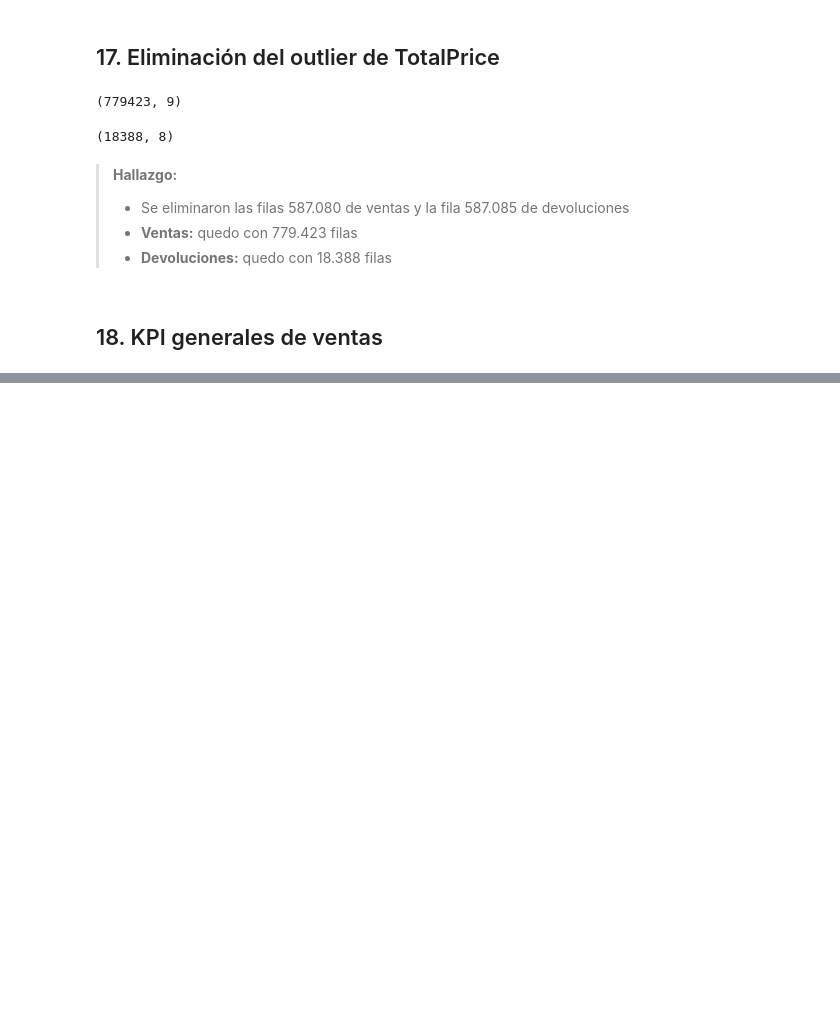
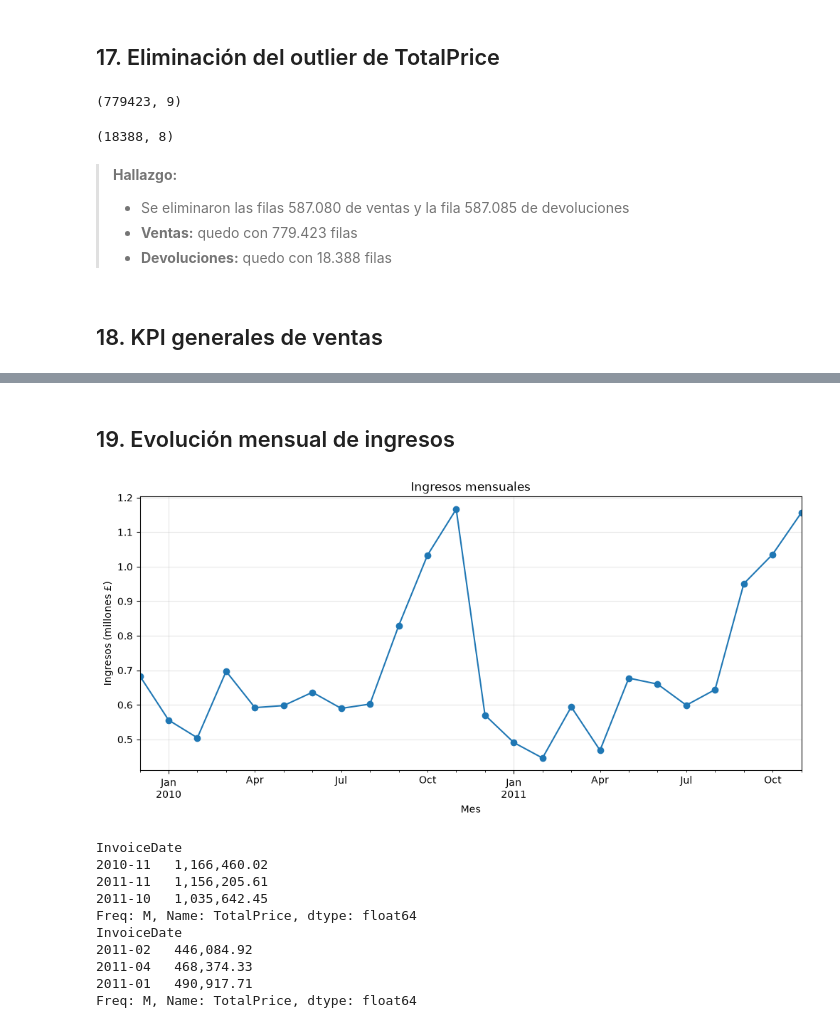
Before and after one commit to Bootcamp-DA-P3/Proyecto_EDA_Exploratory_Data_Analysis_Franco, a Jupyter notebook: notebooks/01_eda_online_retail.ipynb, the cells around one changed output, grey strips where cells are left out. Saved outputs shown, nothing was run; the diff lists cells and outputs as text; code cells hidden in the pictures; blank space fills up the shorter version.

```diff
--- a/notebooks/01_eda_online_retail.ipynb
+++ b/notebooks/01_eda_online_retail.ipynb
@@ -275,0 +320,27 @@ Los ingresos totales son: 17129151.067999996
+# %% [markdown]
+## 19. Evolución mensual de ingresos
+# %%
+ventas_mes = ventas.groupby(ventas['InvoiceDate'].dt.to_period('M'))['TotalPrice'].sum()
+ventas_mes = ventas_mes[ventas_mes.index < '2011-12']  # dic-2011 incompleto (termina el 9/12)
+
+(ventas_mes / 1_000_000).plot(kind='line', figsize=(12, 5), marker='o')
+plt.title('Ingresos mensuales')
+plt.xlabel('Mes')
+plt.ylabel('Ingresos (millones £)')
+plt.grid(alpha=0.3)
+plt.show()
+
+print(ventas_mes.sort_values(ascending=False).head(3))
+print(ventas_mes.sort_values().head(3))
+# %% [output]
+[figure, added]
+InvoiceDate
+2010-11   1,166,460.02
+2011-11   1,156,205.61
+2011-10   1,035,642.45
+Freq: M, Name: TotalPrice, dtype: float64
+InvoiceDate
+2011-02   446,084.92
+2011-04   468,374.33
+2011-01   490,917.71
+Freq: M, Name: TotalPrice, dtype: float64
```
Also changed, not shown: parts of 22 cells of this notebook.
